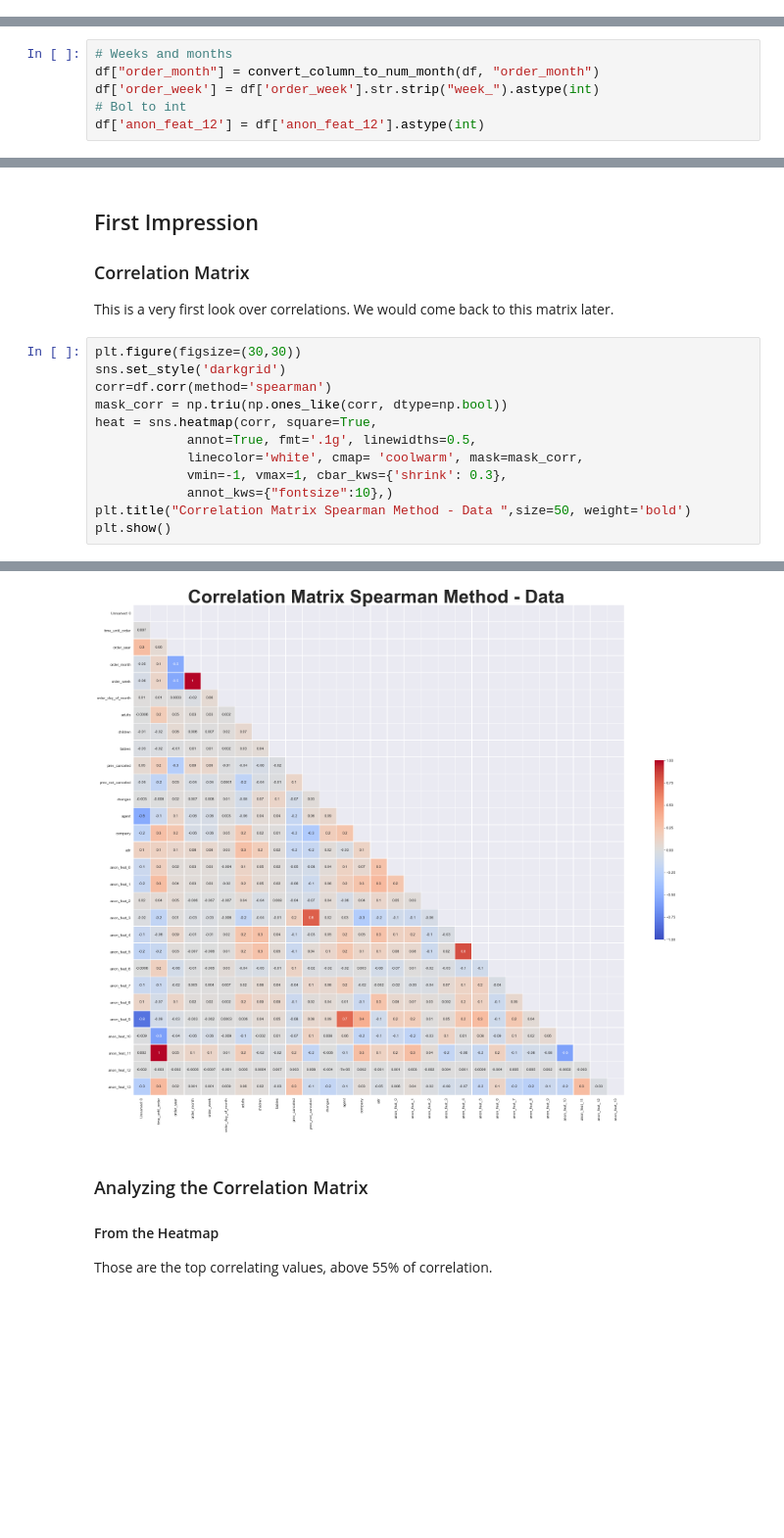
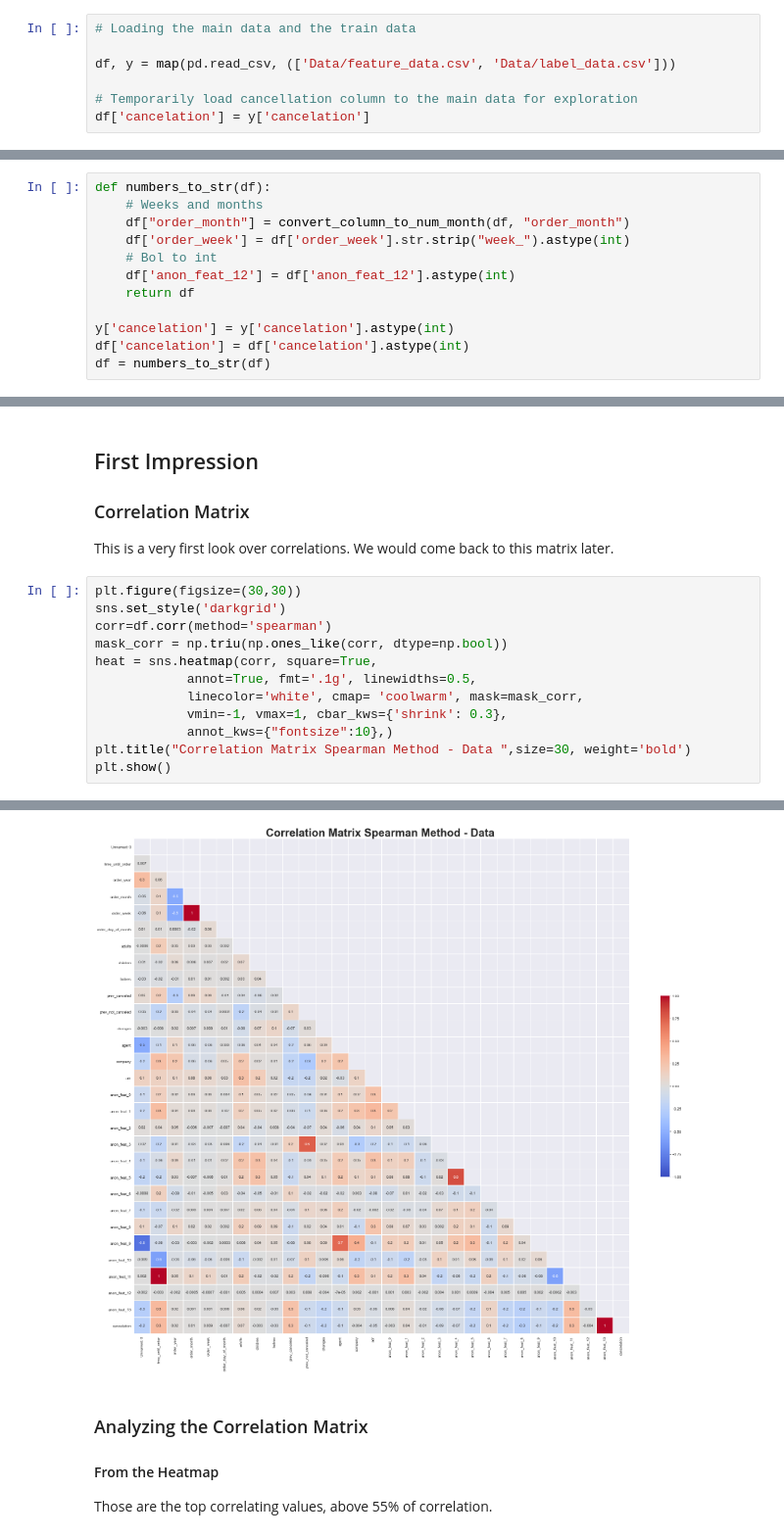
Before and after one commit to Guydada/Machine-Learning-Project---Guy-and-Tamar, a Jupyter notebook: Project.ipynb, the cells around one changed output, grey strips where cells are left out. Shown at 98% size. Saved outputs shown, nothing was run; the diff lists cells and outputs as text; blank space fills up the shorter version.

```diff
--- a/Project.ipynb
+++ b/Project.ipynb
@@ -60,2 +67,9 @@ df = pd.read_csv("Data/feature_data.csv")
+# %%
+# Loading the main data and the train data
+
+df, y = map(pd.read_csv, (['Data/feature_data.csv', 'Data/label_data.csv']))
+
+# Temporarily load cancellation column to the main data for exploration
+df['cancelation'] = y['cancelation']
 # %% [markdown]
 ## First look
@@ -118,11 +132,17 @@ we will commit some minor changes in order to read the data properly.
 ### Changing Features to Numeric Value
 In the beginning we would perform no changes to the data but tidying it
 # %%
-# Weeks and months
-df["order_month"] = convert_column_to_num_month(df, "order_month")
-df['order_week'] = df['order_week'].str.strip("week_").astype(int)
-# Bol to int
-df['anon_feat_12'] = df['anon_feat_12'].astype(int)
+def numbers_to_str(df):
+    # Weeks and months
+    df["order_month"] = convert_column_to_num_month(df, "order_month")
+    df['order_week'] = df['order_week'].str.strip("week_").astype(int)
+    # Bol to int
+    df['anon_feat_12'] = df['anon_feat_12'].astype(int)
+    return df
+
+y['cancelation'] = y['cancelation'].astype(int)
+df['cancelation'] = df['cancelation'].astype(int)
+df = numbers_to_str(df)
 # %% [markdown]
 # Part 1: Exploration, Basic Hypothesis
 # %% [markdown]
@@ -147,6 +167,6 @@ heat = sns.heatmap(corr, square=True,
             linecolor='white', cmap= 'coolwarm', mask=mask_corr,
             vmin=-1, vmax=1, cbar_kws={'shrink': 0.3},
             annot_kws={"fontsize":10},)
-plt.title("Correlation Matrix Spearman Method - Data ",size=50, weight='bold')
+plt.title("Correlation Matrix Spearman Method - Data ",size=30, weight='bold')
 plt.show()
 # %% [output]
@@ -153,4 +175,4 @@ plt.show()
-[figure, old version]
+[figure, new version]
 # %% [markdown]
 ### Analyzing the Correlation Matrix
 #### From the Heatmap
```
Also changed, not shown: parts of 100 cells of this notebook, 6 other files.
